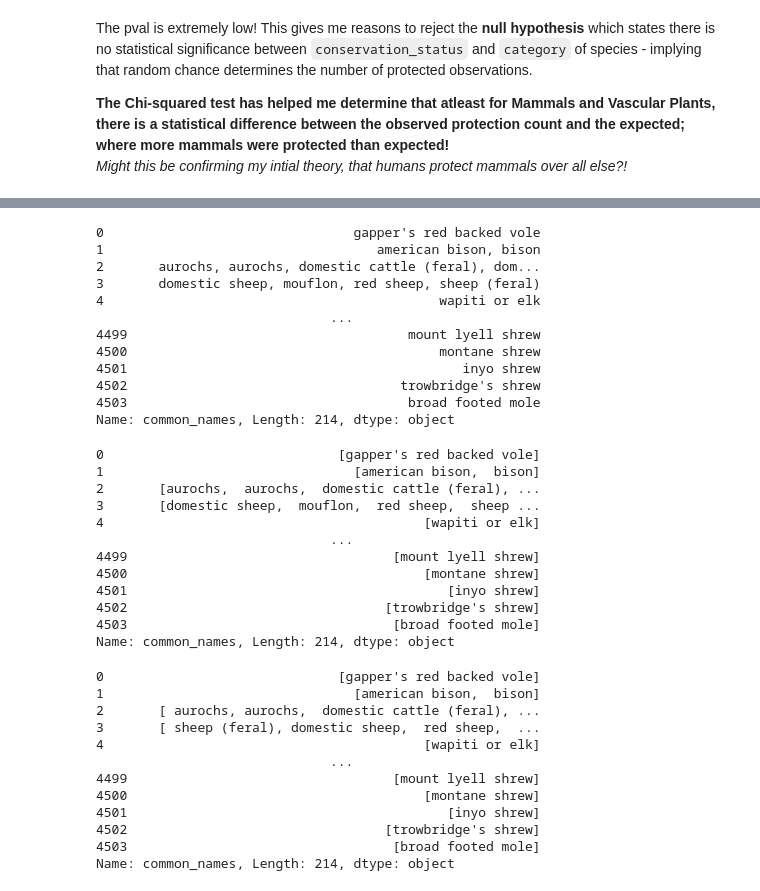
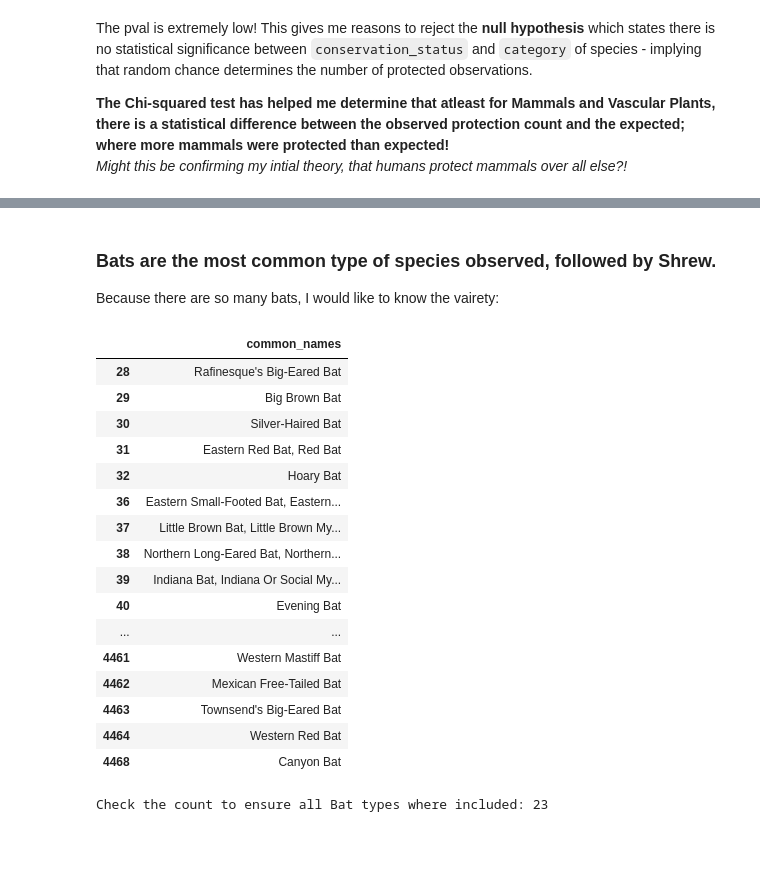
Before and after one commit to DistractedByData/BioDiversity-Project, a Jupyter notebook: Analysis/biodiversity.ipynb, the cells around one changed output, grey strips where cells are left out. Cells and saved outputs as stored; diff of their text form; code cells hidden in the pictures; blank space fills up the shorter version.

```diff
--- a/Analysis/biodiversity.ipynb
+++ b/Analysis/biodiversity.ipynb
@@ -520,51 +569,31 @@ Name: common_names, Length: 214, dtype: object
+# %% [markdown]
+### Bats are the most common type of species observed, followed by Shrew.
+Because there are so many bats, I would like to know the vairety:
 # %%
-temp2 = temp1.apply(lambda x: x.replace("-"," ") if "-" in x else x)
+bat_variety = pd.DataFrame(species_df.common_names.apply(lambda x: x if ' Bat' in x else "No"))
 
-temp2
+bat_true = bat_variety[bat_variety.common_names != "No"]
+
+bat_true
 # %% [output]
-0                                gapper's red backed vole
-1                                   american bison, bison
-2       aurochs, aurochs, domestic cattle (feral), dom...
-3       domestic sheep, mouflon, red sheep, sheep (feral)
-4                                           wapiti or elk
-                              ...
-4499                                    mount lyell shrew
-4500                                        montane shrew
-4501                                           inyo shrew
-4502                                   trowbridge's shrew
-4503                                    broad footed mole
-Name: common_names, Length: 214, dtype: object
+|  | common_names |
+| 28 | Rafinesque's Big-Eared Bat |
+| 29 | Big Brown Bat |
+| 30 | Silver-Haired Bat |
+| 31 | Eastern Red Bat, Red Bat |
+| 32 | Hoary Bat |
+| 36 | Eastern Small-Footed Bat, Eastern... |
+| 37 | Little Brown Bat, Little Brown My... |
+| 38 | Northern Long-Eared Bat, Northern... |
+| 39 | Indiana Bat, Indiana Or Social My... |
+| 40 | Evening Bat |
+| ... | ... |
+| 4461 | Western Mastiff Bat |
+| 4462 | Mexican Free-Tailed Bat |
+| 4463 | Townsend's Big-Eared Bat |
+| 4464 | Western Red Bat |
+| 4468 | Canyon Bat |
-# %%
-temp3 = temp2.apply(lambda x: x.split(","))
-
-temp3
-# %% [output]
-0                              [gapper's red backed vole]
-1                                [american bison,  bison]
-2       [aurochs,  aurochs,  domestic cattle (feral), ...
-3       [domestic sheep,  mouflon,  red sheep,  sheep ...
-4                                         [wapiti or elk]
-                              ...
-4499                                  [mount lyell shrew]
-4500                                      [montane shrew]
-4501                                         [inyo shrew]
-4502                                 [trowbridge's shrew]
-4503                                  [broad footed mole]
-Name: common_names, Length: 214, dtype: object
-# %%
-temp4 = temp3.apply(lambda x: [*set(x)])
-
-temp4
-# %% [output]
-0                              [gapper's red backed vole]
-1                                [american bison,  bison]
-2       [ aurochs, aurochs,  domestic cattle (feral), ...
-3       [ sheep (feral), domestic sheep,  red sheep,  ...
-4                                         [wapiti or elk]
-                              ...
-4499                                  [mount lyell shrew]
-4500                                      [montane shrew]
-4501                                         [inyo shrew]
-4502                                 [trowbridge's shrew]
-4503                                  [broad footed mole]
-Name: common_names, Length: 214, dtype: object
+# %%
+print(f"Check the count to ensure all Bat types where included: {bat_true.shape[0]}")
+# %% [output]
+Check the count to ensure all Bat types where included: 23
```
Also changed, not shown: parts of 8 cells of this notebook, 2 other files.
